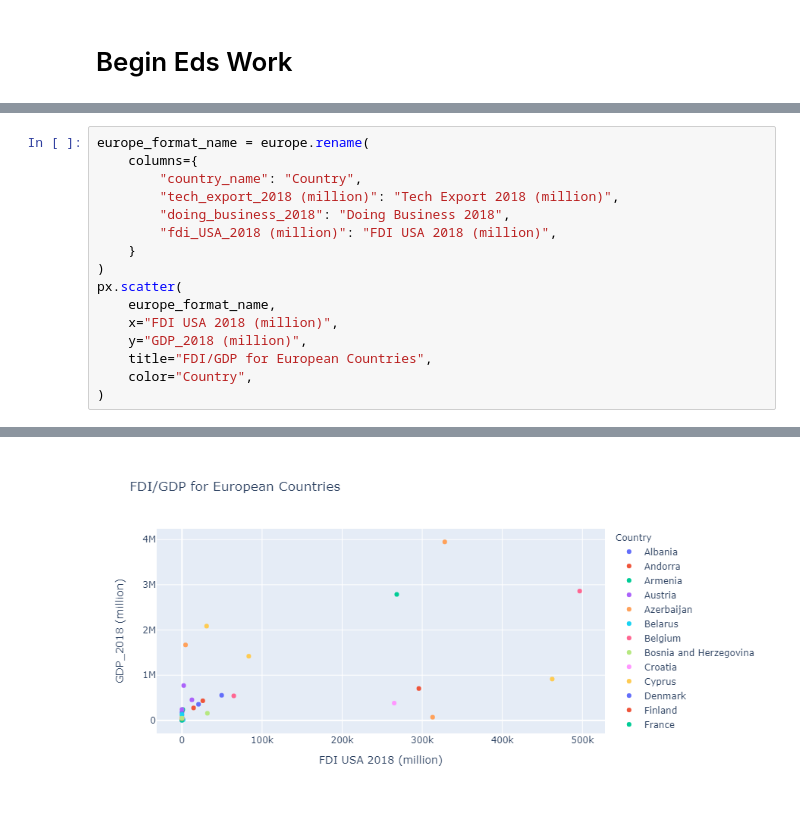
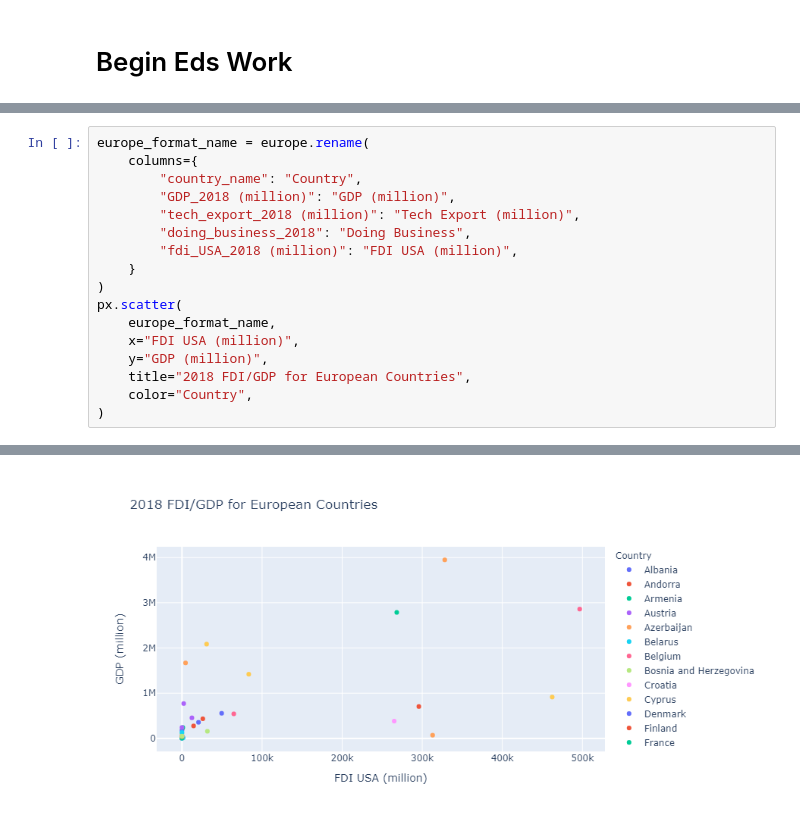
Before and after one commit to sabrinasaleh/Data_Munging_Plotting, a Jupyter notebook: europe/main-ed.ipynb, the cells around one changed output, grey strips where cells are left out. Saved outputs shown, nothing was run; the diff lists cells and outputs as text.

```diff
--- a/europe/main-ed.ipynb
+++ b/europe/main-ed.ipynb
@@ -255,16 +260,17 @@ europe.head()
 europe_format_name = europe.rename(
     columns={
         "country_name": "Country",
-        "tech_export_2018 (million)": "Tech Export 2018 (million)",
-        "doing_business_2018": "Doing Business 2018",
-        "fdi_USA_2018 (million)": "FDI USA 2018 (million)",
+        "GDP_2018 (million)": "GDP (million)",
+        "tech_export_2018 (million)": "Tech Export (million)",
+        "doing_business_2018": "Doing Business",
+        "fdi_USA_2018 (million)": "FDI USA (million)",
     }
 )
 px.scatter(
     europe_format_name,
-    x="FDI USA 2018 (million)",
-    y="GDP_2018 (million)",
-    title="FDI/GDP for European Countries",
+    x="FDI USA (million)",
+    y="GDP (million)",
+    title="2018 FDI/GDP for European Countries",
     color="Country",
 )
 # %% [output]
@@ -272 +277 @@ px.scatter(
-[figure, old version]
+[figure, new version]
```
Also changed, not shown: parts of 4 cells of this notebook.
